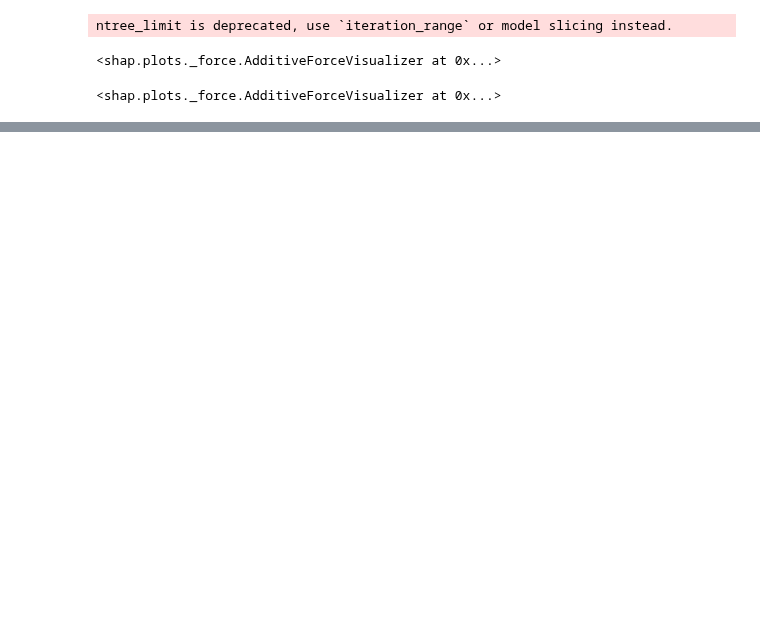
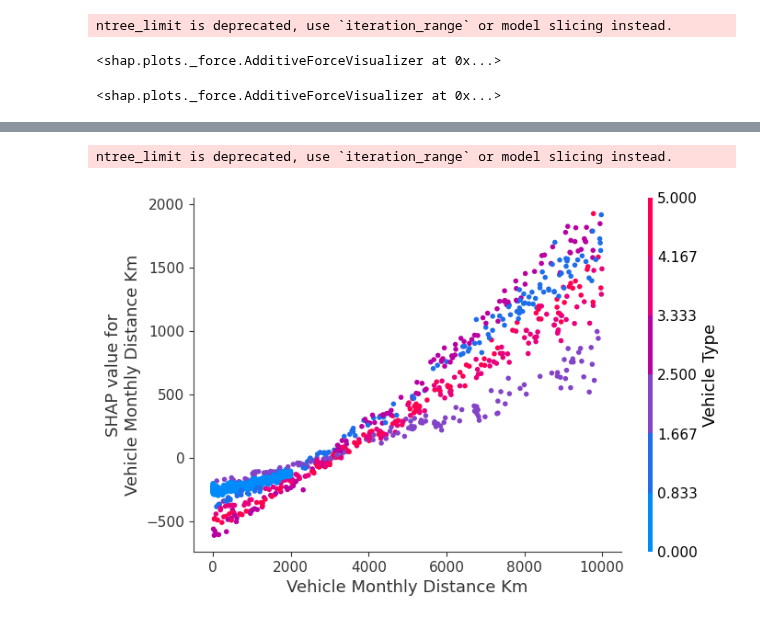
Before and after one commit to kayvinsoo7/HAALSI_work, a Jupyter notebook: mdscan-master/carbon/carbon_emissions.ipynb, the cells around one changed output, grey strips where cells are left out. Saved outputs shown, nothing was run; the diff lists cells and outputs as text; code cells hidden in the pictures; blank space fills up the shorter version.

```diff
--- a/mdscan-master/carbon/carbon_emissions.ipynb
+++ b/mdscan-master/carbon/carbon_emissions.ipynb
@@ -911,0 +932,10 @@ shap.plots.force(explanation[39], plot_cmap='PkYg')
+# %%
+shap_values11 = shap.TreeExplainer(xg_reg).shap_values(X_test)
+# %% [output]
+ntree_limit is deprecated, use `iteration_range` or model slicing instead.
+# %%
+shap.dependence_plot("Vehicle Monthly Distance Km", shap_values11, X_test, show=False)
+# plt.xlim(80, 225)
+plt.show()
+# %% [output]
+[figure, added]
```
Also changed, not shown: parts of 13 cells of this notebook.
